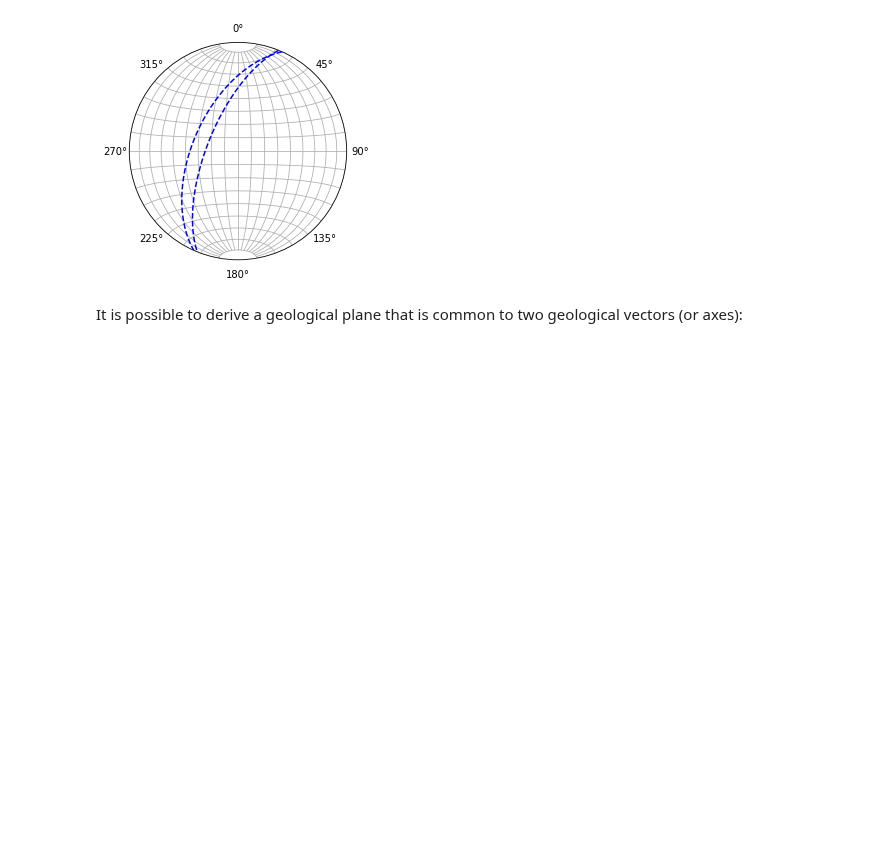
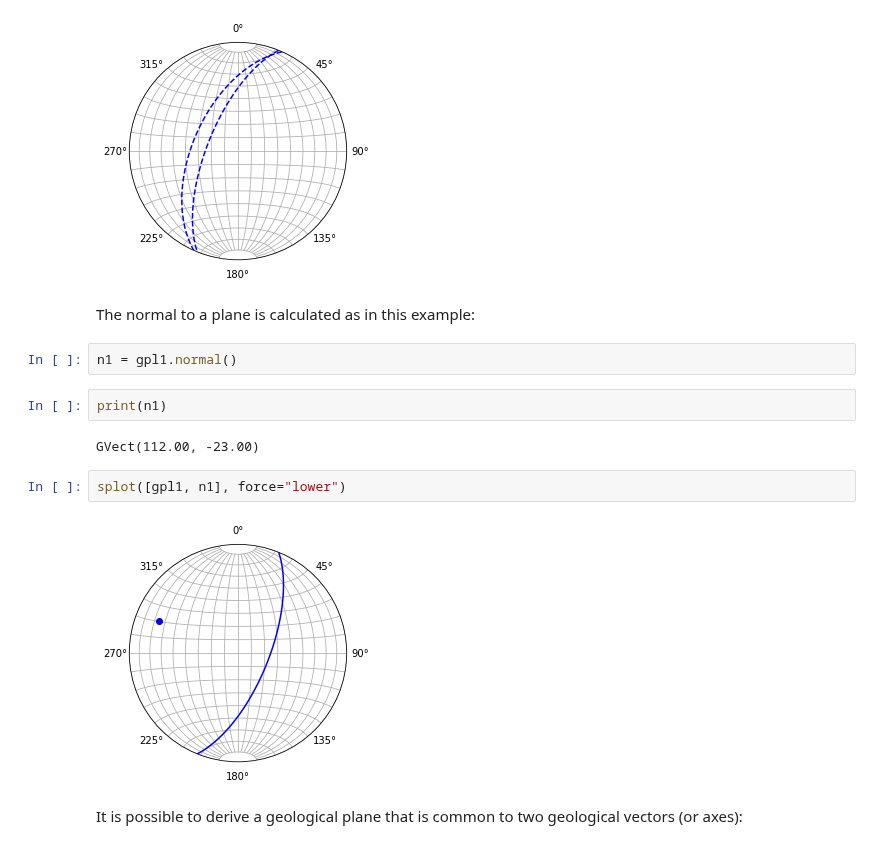
Before and after one commit to mauroalberti/gsf, a Jupyter notebook: notebooks/pygsf 1 - geometry.ipynb, the cells around one changed output. Cells and saved outputs as stored; diff of their text form; blank space fills up the shorter version.

```diff
--- a/notebooks/pygsf 1 - geometry.ipynb
+++ b/notebooks/pygsf 1 - geometry.ipynb
@@ -302,6 +302,18 @@ splot([(gpl1, gpl2, "c=brown")])
 splot([gpl1, gpl2], force="upper")  # note in the plot the default color and dashing
 # %% [output]
 [figure]
+# %% [markdown]
+The normal to a plane is calculated as in this example:
+# %%
+n1 = gpl1.normal()
+# %%
+print(n1)
+# %% [output]
+GVect(112.00, -23.00)
+# %%
+splot([gpl1, n1], force="lower")
+# %% [output]
+[figure, added]
 # %% [markdown]
 It is possible to derive a geological plane that is common to two geological vectors (or axes):
 # %%
```
